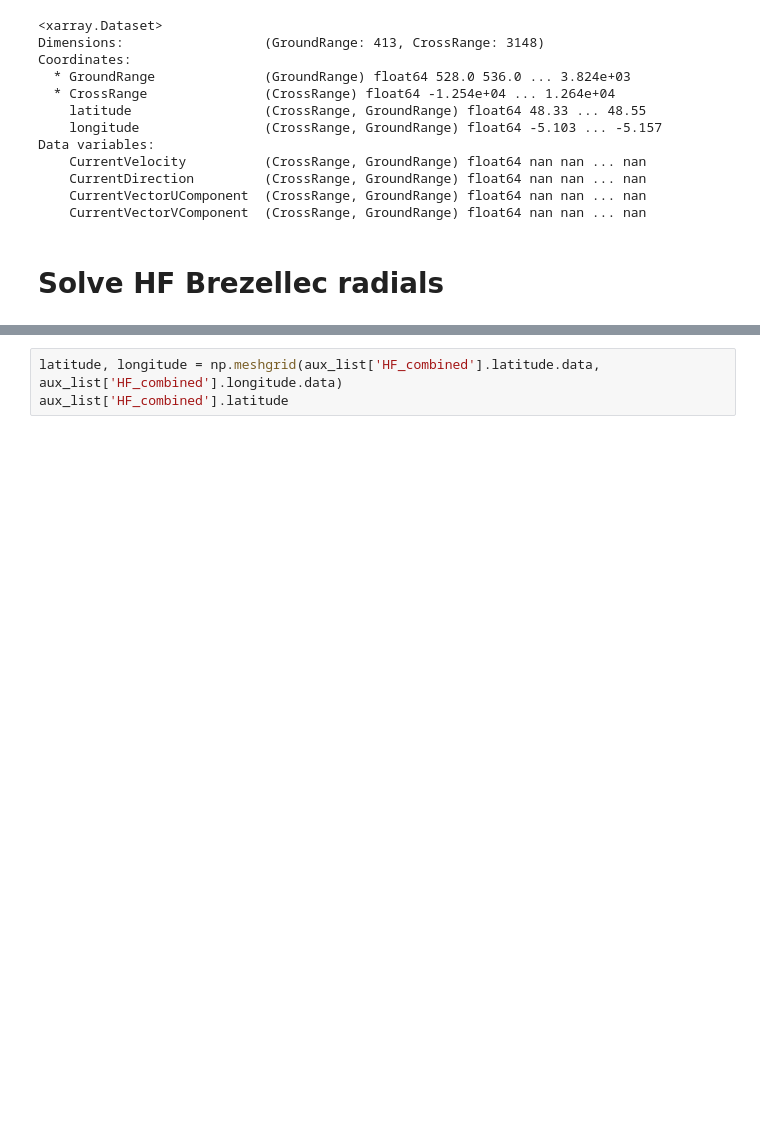
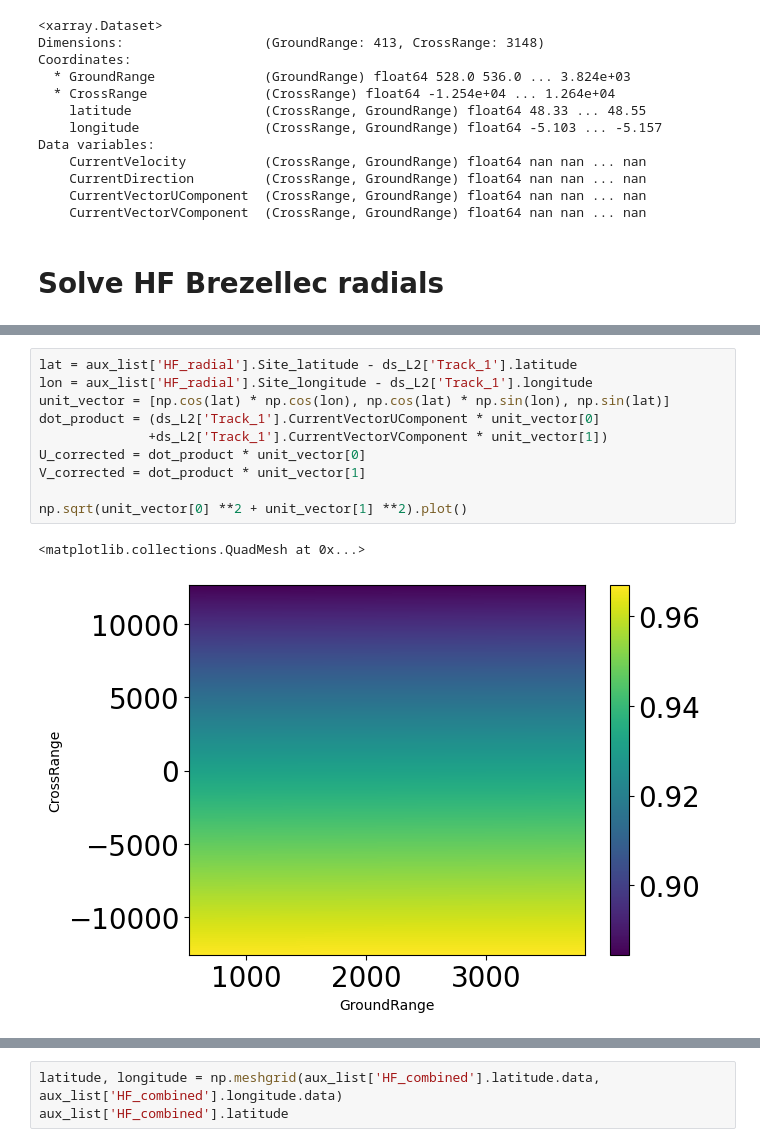
Before and after one commit to ACHMartin/seastar_project, a Jupyter notebook: OSCAR_validation.ipynb, the cells around one changed output, grey strips where cells are left out. Drawn from its saved outputs; the diff is of its cells as text; blank space fills up the shorter version.

```diff
--- a/OSCAR_validation.ipynb
+++ b/OSCAR_validation.ipynb
@@ -562,3 +555,16 @@ ValueError: conflicting sizes for dimension 'GroundRange': length 3148 on the da
+# %%
+lat = aux_list['HF_radial'].Site_latitude - ds_L2['Track_1'].latitude
+lon = aux_list['HF_radial'].Site_longitude - ds_L2['Track_1'].longitude
+unit_vector = [np.cos(lat) * np.cos(lon), np.cos(lat) * np.sin(lon), np.sin(lat)]
+dot_product = (ds_L2['Track_1'].CurrentVectorUComponent * unit_vector[0]
+              +ds_L2['Track_1'].CurrentVectorVComponent * unit_vector[1])
+U_corrected = dot_product * unit_vector[0]
+V_corrected = dot_product * unit_vector[1]
+
+np.sqrt(unit_vector[0] **2 + unit_vector[1] **2).plot()
+# %% [output]
+<matplotlib.collections.QuadMesh at 0x...>
+[figure, added]
 # %%
 
 
```
Also changed, not shown: parts of 4 cells of this notebook, 1 other file.
